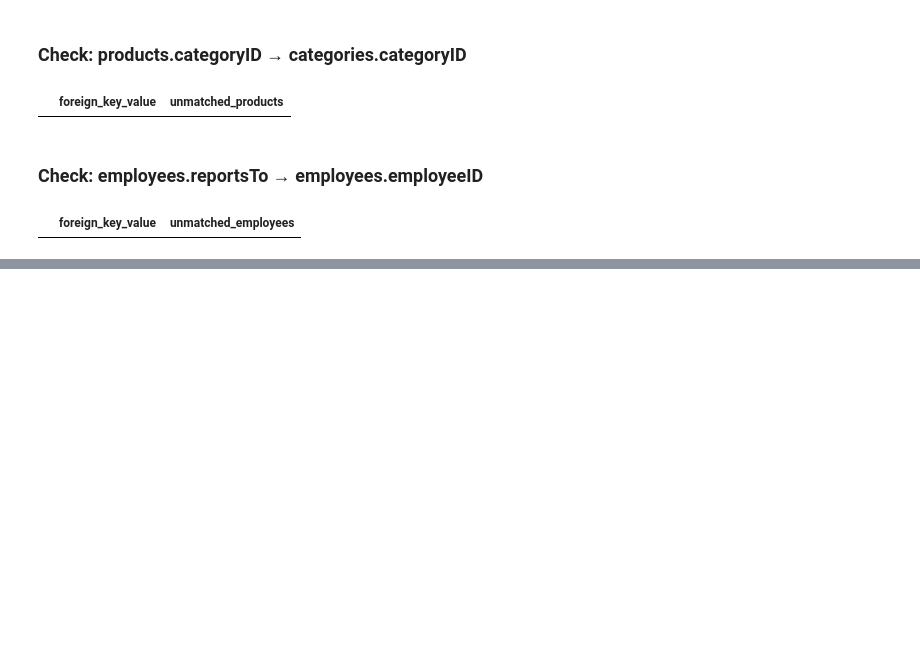
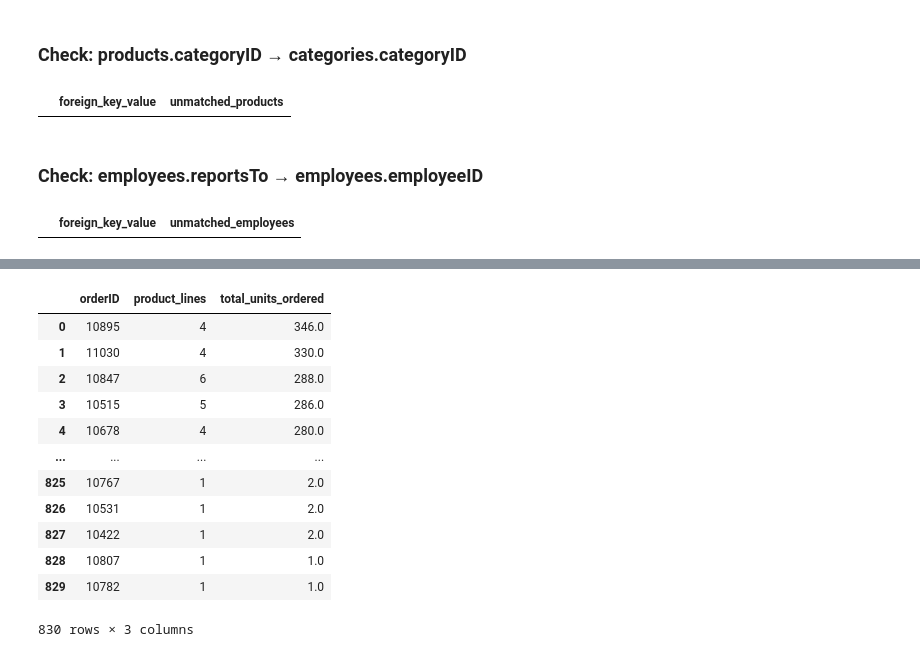
Before and after one commit to jasmeet1234/Sales-Analysis-Northwind-Traders, a Jupyter notebook: notebooks/duckdb_setup.ipynb, the cells around one changed output, grey strips where cells are left out. Cells and saved outputs as stored; diff of their text form; code cells hidden in the pictures; blank space fills up the shorter version.

```diff
--- a/notebooks/duckdb_setup.ipynb
+++ b/notebooks/duckdb_setup.ipynb
@@ -361,0 +392,27 @@ LINE 4:         GROUP BY c.customerID c.contactName
+# %%
+# Number of products per order
+con.sql("""
+SELECT
+    o.orderID,
+    COUNT(od.productID) AS product_lines,
+    SUM(od.quantity) AS total_units_ordered
+FROM orders AS o
+LEFT JOIN order_details AS od
+    ON o.orderID = od.orderID
+GROUP BY o.orderID
+ORDER BY total_units_ordered DESC;
+""").df()
+# %% [output]
+|  | orderID | product_lines | total_units_ordered |
+| 0 | 10895 | 4 | 346.0 |
+| 1 | 11030 | 4 | 330.0 |
+| 2 | 10847 | 6 | 288.0 |
+| 3 | 10515 | 5 | 286.0 |
+| 4 | 10678 | 4 | 280.0 |
+| ... | ... | ... | ... |
+| 825 | 10767 | 1 | 2.0 |
+| 826 | 10531 | 1 | 2.0 |
+| 827 | 10422 | 1 | 2.0 |
+| 828 | 10807 | 1 | 1.0 |
+| 829 | 10782 | 1 | 1.0 |
+830 rows × 3 columns
```
Also changed, not shown: parts of 5 cells of this notebook, 3 other files.
